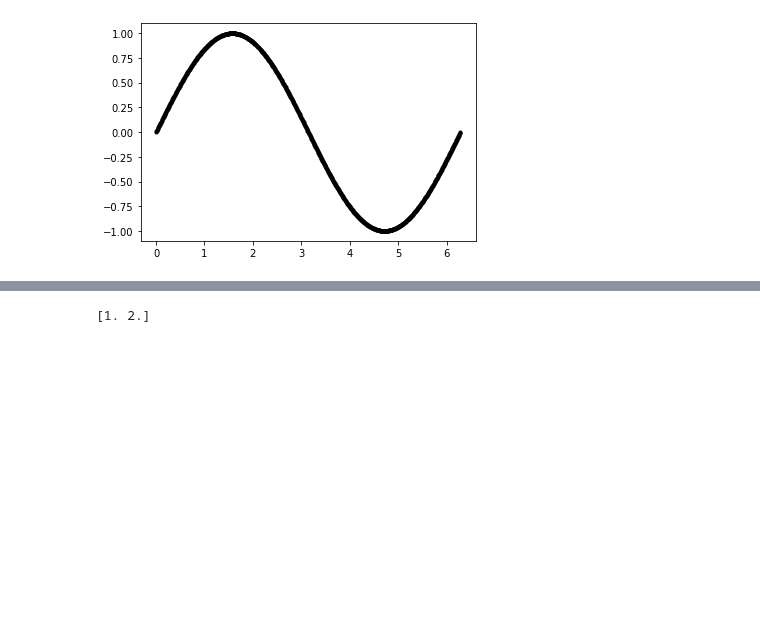
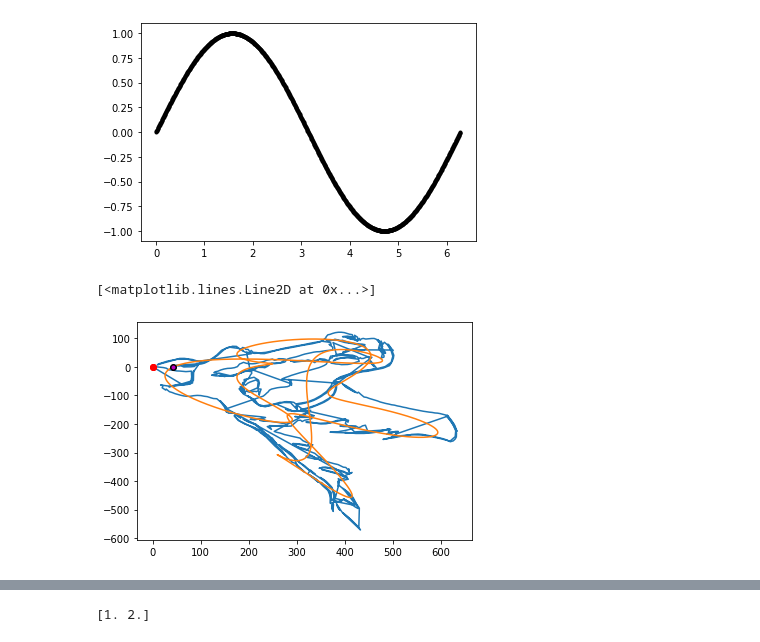
Before and after one commit to smithzj/PHYS-250-Final-Project, a Jupyter notebook: Phys 250 Final.ipynb, the cells around one changed output, grey strips where cells are left out. Saved outputs shown, nothing was run; the diff lists cells and outputs as text; code cells hidden in the pictures; blank space fills up the shorter version.

```diff
--- a/Phys 250 Final.ipynb
+++ b/Phys 250 Final.ipynb
@@ -363,16 +267,0 @@ c_n= (0.21974933944575578+0.7086267781409485j)
-# %%
- def cn(n):
-            c = y*np.exp(-1j*2*n*np.pi*t_vals/period)
-            #print(c)
-            return(c.sum()/c.size)
-
-        coefs = [cn(i) for i in range(1,N+1)]
-        print(coefs)
-
-        def f(x, degree=N):
-            # Evaluate the function y at time t using Fourier approximiation of degree N
-            f = np.array([2*coefs[i-1]*np.exp(1j*2*i*np.pi*x/period) for i in range(1,degree+1)])
-            return(f.sum())
-
-        # Evaluate function at all specified points in t domain
-        fourier_approximation = np.array([f(t, degree=N).real for t in t_vals])
@@ -486,14 +316,17 @@ plt.plot(t_test, fft_test, 'k.')
 # %%
 xt = np.array(horse_splines[0])
 t = np.array(horse_splines[2])
 yt = np.array(horse_splines[1])
 
-fft_x = F_all_t(xt, t, 150)
-fft_y = F_all_t(yt, t, 150)
+fft_x = F_all_t(xt, t, 15)
+fft_y = F_all_t(yt, t, 15)
 
 plt.plot(xt,yt)
 plt.plot(fft_x, fft_y)
 plt.plot(fft_x[0], fft_y[0], 'ko')
 plt.plot(xt[0], yt[0], 'ro')
 plt.plot(xt[-1], yt[-1], 'ro')
 plt.plot(fft_x[-1], fft_y[-1], 'm.')
+# %% [output]
+[<matplotlib.lines.Line2D at 0x...>]
+[figure, added]
```
Also changed, not shown: parts of 18 cells of this notebook, 1 other file.
